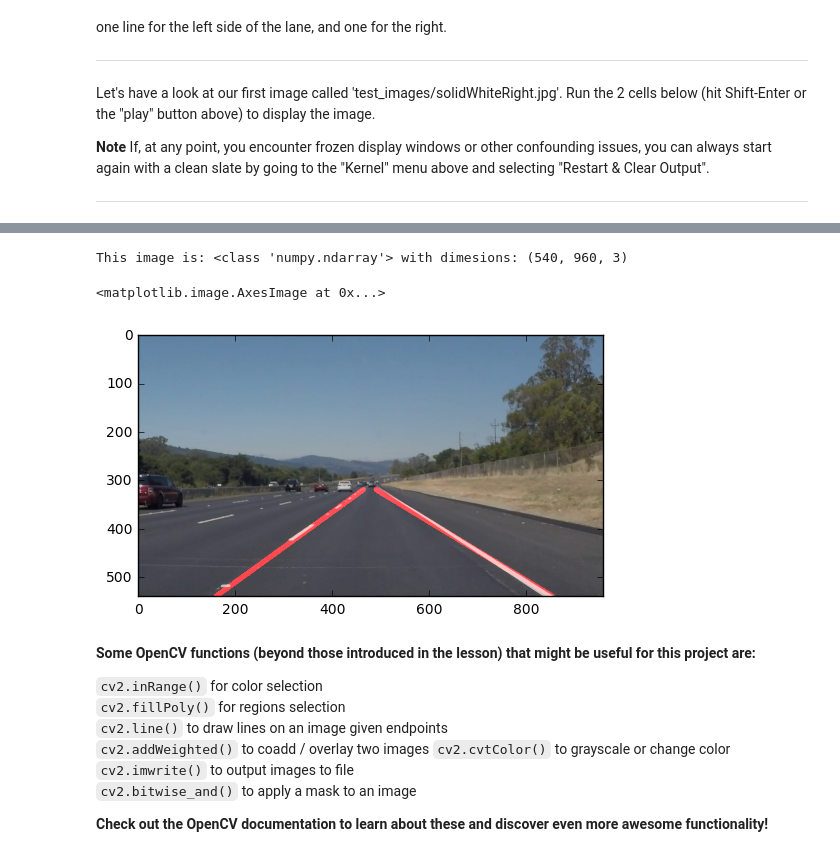
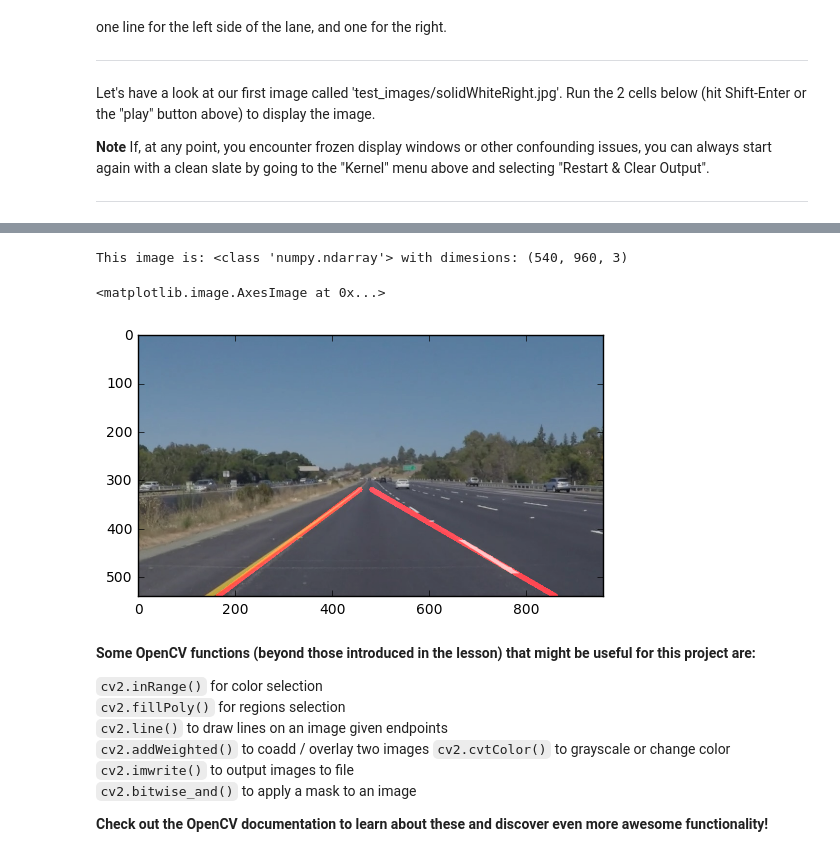
Before and after one commit to ranakhalil/CarND-LaneLines-P1, a Jupyter notebook: P1.ipynb, the cells around one changed output, grey strips where cells are left out. Drawn from its saved outputs; the diff is of its cells as text; code cells hidden in the pictures.

```diff
--- a/P1.ipynb
+++ b/P1.ipynb
@@ -40,7 +40,7 @@ import cv2
 %matplotlib inline
 # %%
 #reading in an image
-image = mpimg.imread('test_images/solidWhiteRight.jpg')
+image = mpimg.imread('test_images/solidYellowLeft.jpg')
 #printing out some stats and plotting
 print('This image is:', type(image), 'with dimesions:', image.shape)
 
@@ -61,71 +61,73 @@ ignore_mask_color = 255
 
 im_shape = image.shape
 
-y_mask_max = 320
-x_mask_right_max = 490
-vertices = np.array([[(0, im_shape[0]), (450, y_mask_max), (x_mask_right_max, y_mask_max), (im_shape[1], im_shape[0])]], dtype=np.int32)
+vertices = np.array([[(0, im_shape[0]), (450, 320), (490, 320), (im_shape[1], im_shape[0])]], dtype=np.int32)
 cv2.fillPoly(mask, vertices, ignore_mask_color)
 masked_edges = cv2.bitwise_and(edges, mask)
 
 rho = 2
 theta = np.pi/180
 threshold = 15
 min_line_length = 1
 max_line_gap = 100
 line_image = np.copy(image) * 0
 
 lines = cv2.HoughLinesP(masked_edges, rho, theta, threshold, np.array([]), min_line_length, max_line_gap)
 
 im_shape = image.shape
-place_holder_x = im_shape[0]
-place_holder_y = im_shape[1]
 
-x_min_left = 160
-x_min_right = 853
-y_min_left = 540
-y_min_right = 540
-y_max_left = 320
-y_max_right = 320
-x_max_right = 400
-x_max_left = 0
-x_height = y_height = 0
+y_max = im_shape[0]
+y_min = 320
+
+left_slopes = []
+right_slopes = []
+
+right_intercepts = []
+left_intercepts = []
+
 
 for line in lines:
     for x1,y1,x2,y2 in line:
         slope = (y2 - y1) / (x2 - x1)
+        intercept = y1 - (slope * x1)
+
         # Left Lane
         if slope < 0:
-            if x1 < x_min_left:
-                x_min_left = x1
-            if y1 > y_min_left:
-                y_min_left = y1
-            if x2 > x_max_left:
-                x_max_left = x2
-            if y2 < y_max_left:
-                y_max_left = y2
+            if not np.isnan(slope) or not np.isinf(slope):
+                left_slopes.append(slope)
+            if not np.isnan(intercept) or not np.isinf(intercept):
+                left_intercepts.append(intercept)
         #Right Lane
         elif slope > 0:
-            #do something too
-            if x1 > x_min_right:
-                x_min_right = x1
-            if y1 > y_min_right:
-                y_min_right = y1
-            if x2 < x_max_right:
-                x_max_right = x2
-            if y2 < y_max_right:
-                y_max_right = y2
+            if not np.isnan(slope) or not np.isinf(slope):
+                right_slopes.append(slope)
+            if not np.isnan(intercept) or not np.isinf(intercept):
+                right_intercepts.append(intercept)
 
-cv2.line(line_image, (x_min_left, y_min_left), (x_max_left, y_max_left), (255, 0, 0), 10)
-cv2.line(line_image, (x_min_right, y_min_right), (x_mask_right_max, y_max_right), (255, 0, 0), 10)
+left_mean_slope = np.mean(left_slopes)
+right_mean_slope = np.mean(right_slopes)
+
+left_mean_intercept = np.mean(left_intercepts)
+right_mean_intercept = np.mean(right_intercepts)
+
+# get x from the average slope and intercepts x = (y-b)/m
+x_max_left = int((y_max - left_mean_intercept) / left_mean_slope)
+x_min_left = int((y_min - left_mean_intercept) / left_mean_slope)
+
+x_max_right = int((y_max - right_mean_intercept) / right_mean_slope)
+x_min_right = int((y_min - right_mean_intercept) / right_mean_slope)
+
+cv2.line(line_image, (x_min_left, y_min), (x_max_left, y_max), (255, 0, 0), 10)
+cv2.line(line_image, (x_min_right, y_min), (x_max_right, y_max), (255, 0, 0), 10)
 
 
 color_edges = np.dstack((edges, edges, edges))
 line_edges = cv2.addWeighted(image, 0.8, line_image, 1, 0)
 plt.imshow(line_edges)
 # %% [output]
 This image is: <class 'numpy.ndarray'> with dimesions: (540, 960, 3)
 <matplotlib.image.AxesImage at 0x...>
-[figure, old version]
+[figure, new version]
 # %% [markdown]
 **Some OpenCV functions (beyond those introduced in the lesson) that might be useful for this project are:**
 
```
Also changed, not shown: parts of 8 cells of this notebook, 8 other files.
